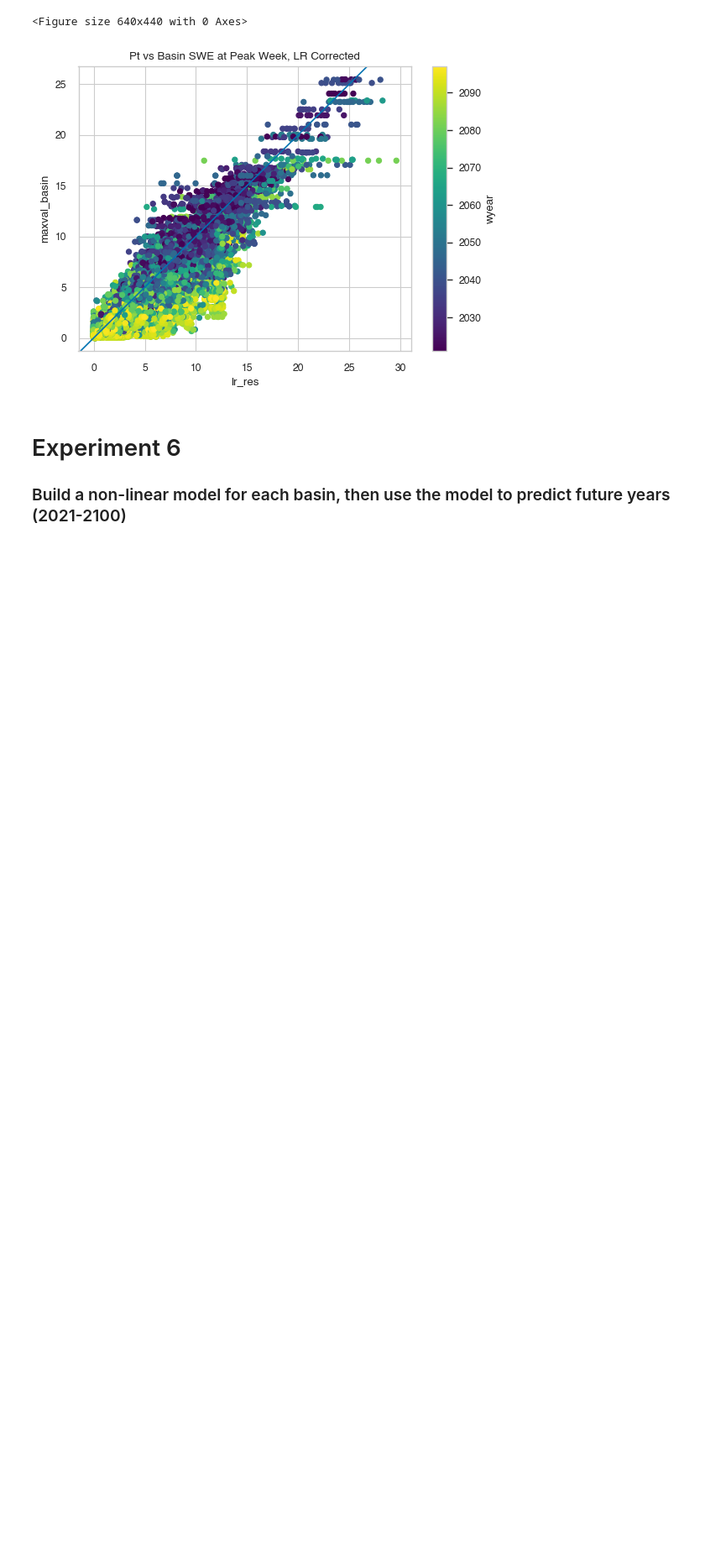
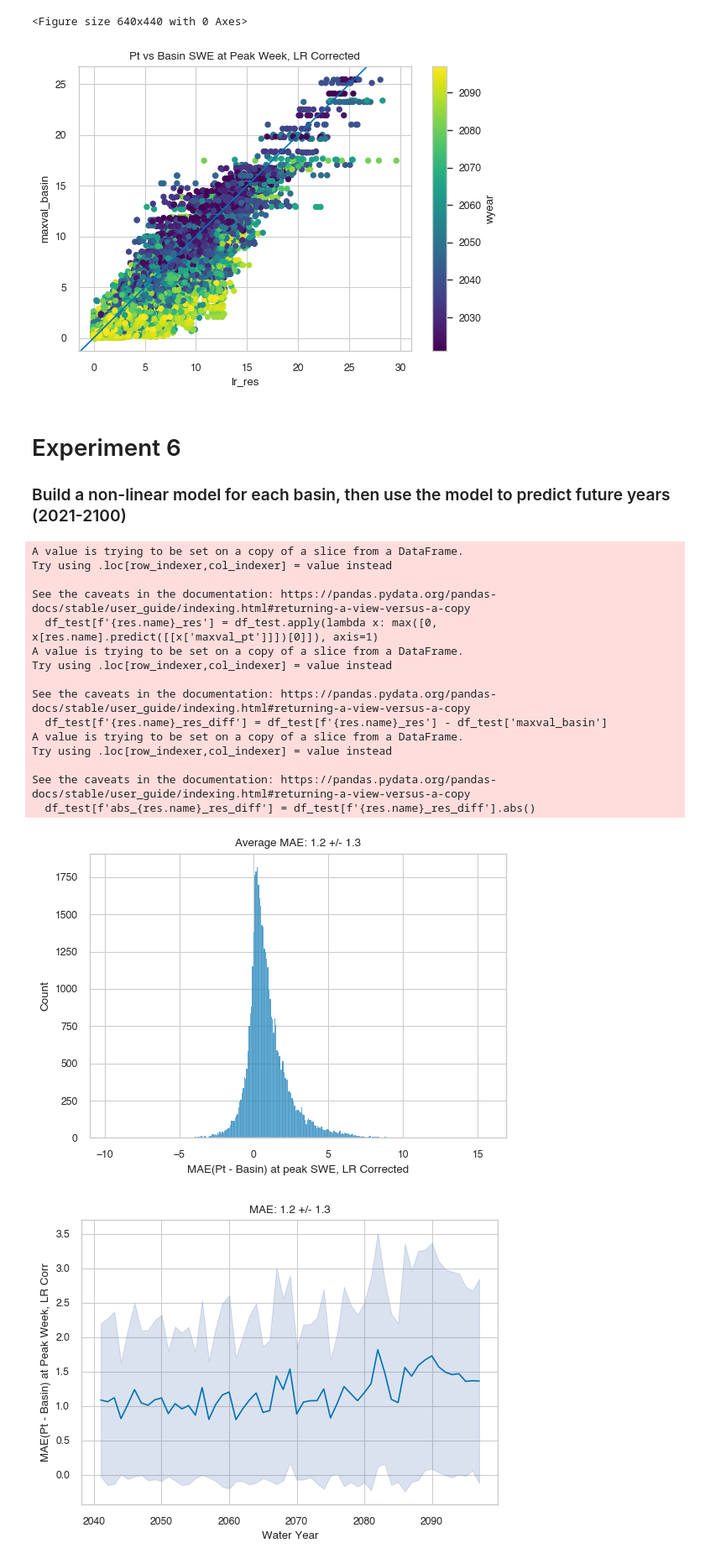
Before and after one commit to bair-climate-initiative/fate-of-snotels, a Jupyter notebook: nbs/cjr-dev.ipynb, the cells around one changed output. Shown at 84% size. Drawn from its saved outputs; the diff is of its cells as text; code cells hidden in the pictures; blank space fills up the shorter version.

```diff
--- a/nbs/cjr-dev.ipynb
+++ b/nbs/cjr-dev.ipynb
@@ -271,3 +273,45 @@ See the caveats in the documentation: https://pandas.pydata.org/pandas-docs/stab
 # %% [markdown]
 # Experiment 6
 ### Build a non-linear model for each basin, then use the model to predict future years (2021-2100)
+# %%
+from sklearn.ensemble import GradientBoostingRegressor
+from numpy import ravel
+
+max_year = 2040
+df_train = df[df.wyear <= max_year]
+
+# loop over each group and fit a linear regression model
+df_group = df_train.groupby("pt")
+res = df_group.apply(lambda x: GradientBoostingRegressor().fit(ravel(x[['maxval_pt']].values).reshape(-1,1), ravel(x[['maxval_basin']].values)))
+res.name = 'gbr'
+lr_df = pd.merge(df, res, how='left', left_on='pt', right_on='pt')
+df_test = lr_df[lr_df.wyear > max_year]
+df_test[f'{res.name}_res'] = df_test.apply(lambda x: max([0, x[res.name].predict([[x['maxval_pt']]])[0]]), axis=1)
+
+# Plot the results and so on
+df_test[f'{res.name}_res_diff'] = df_test[f'{res.name}_res'] - df_test['maxval_basin']
+df_test[f'abs_{res.name}_res_diff'] = df_test[f'{res.name}_res_diff'].abs()
+total_mae = df_test[f"abs_{res.name}_res_diff"].mean()
+total_mae_std = df_test[f"abs_{res.name}_res_diff"].std()
+
+plt_err_hist(df_test[f'{res.name}_res_diff'], 'MAE(Pt - Basin) at peak SWE, LR Corrected', 'Count', f'Average MAE: {total_mae:.1f} +/- {total_mae_std:.1f}', '6-err_hist_lr_corr.png')
+plt_year_err(df_test.groupby('wyear')[f'abs_{res.name}_res_diff'], f'MAE: {total_mae:.1f} +/- {total_mae_std:.1f}', 'Water Year', f'MAE(Pt - Basin) at Peak Week, LR Corr', f'6-err_by_year_lr_corr.png')
+plot_relation(df_test, f'{res.name}_res', 'maxval_basin', 'Pt vs Basin SWE at Peak Week, LR Corrected', f'6-maxval_pt_vs_maxval_basin_lr_corr.png')
+# %% [output]
+A value is trying to be set on a copy of a slice from a DataFrame.
+Try using .loc[row_indexer,col_indexer] = value instead
+
+See the caveats in the documentation: https://pandas.pydata.org/pandas-docs/stable/user_guide/indexing.html#returning-a-view-versus-a-copy
+  df_test[f'{res.name}_res'] = df_test.apply(lambda x: max([0, x[res.name].predict([[x['maxval_pt']]])[0]]), axis=1)
+A value is trying to be set on a copy of a slice from a DataFrame.
+Try using .loc[row_indexer,col_indexer] = value instead
+
+See the caveats in the documentation: https://pandas.pydata.org/pandas-docs/stable/user_guide/indexing.html#returning-a-view-versus-a-copy
+  df_test[f'{res.name}_res_diff'] = df_test[f'{res.name}_res'] - df_test['maxval_basin']
+A value is trying to be set on a copy of a slice from a DataFrame.
+Try using .loc[row_indexer,col_indexer] = value instead
+
+See the caveats in the documentation: https://pandas.pydata.org/pandas-docs/stable/user_guide/indexing.html#returning-a-view-versus-a-copy
+  df_test[f'abs_{res.name}_res_diff'] = df_test[f'{res.name}_res_diff'].abs()
+[figure, added]
+[figure, added]
```
Also changed, not shown: parts of 4 cells of this notebook.
